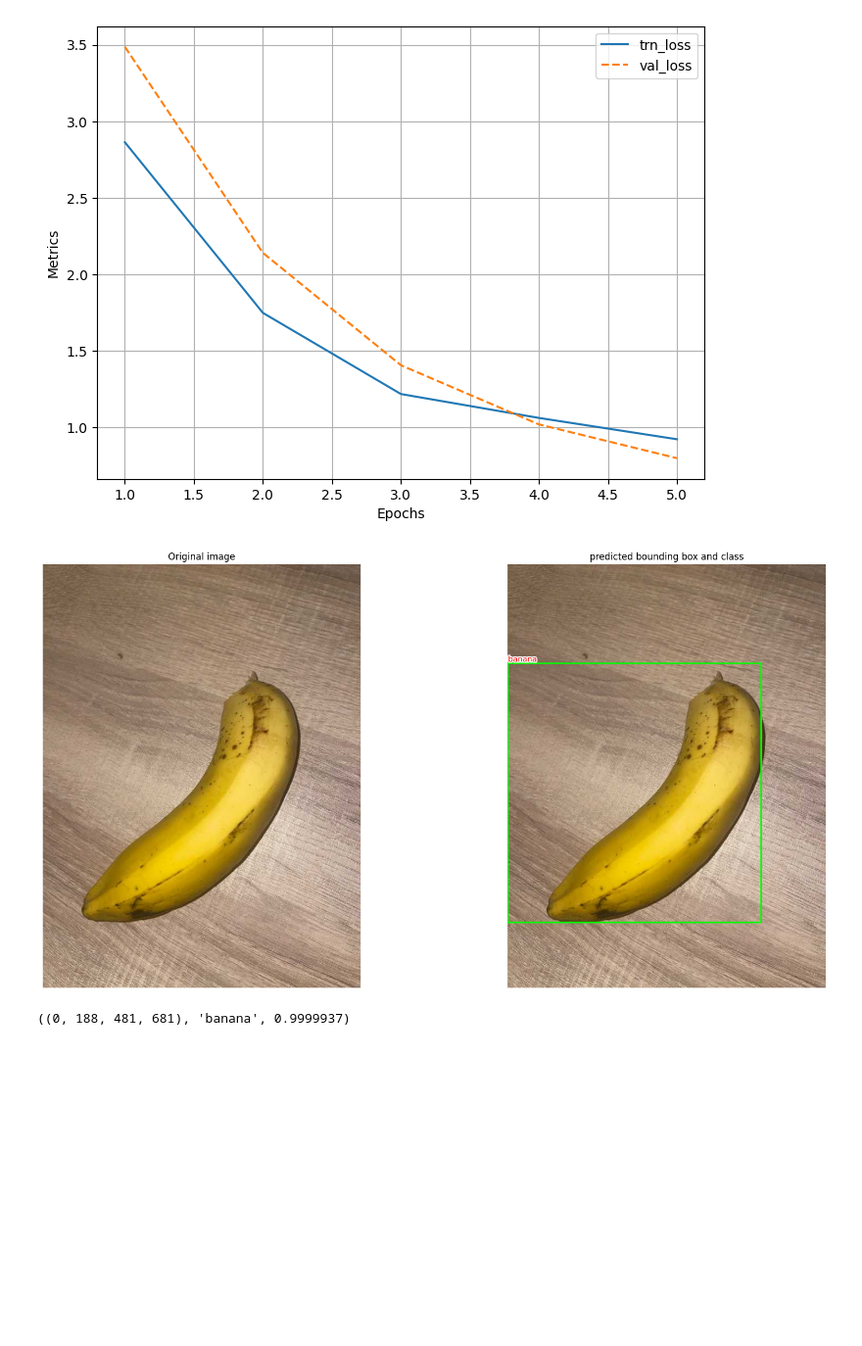
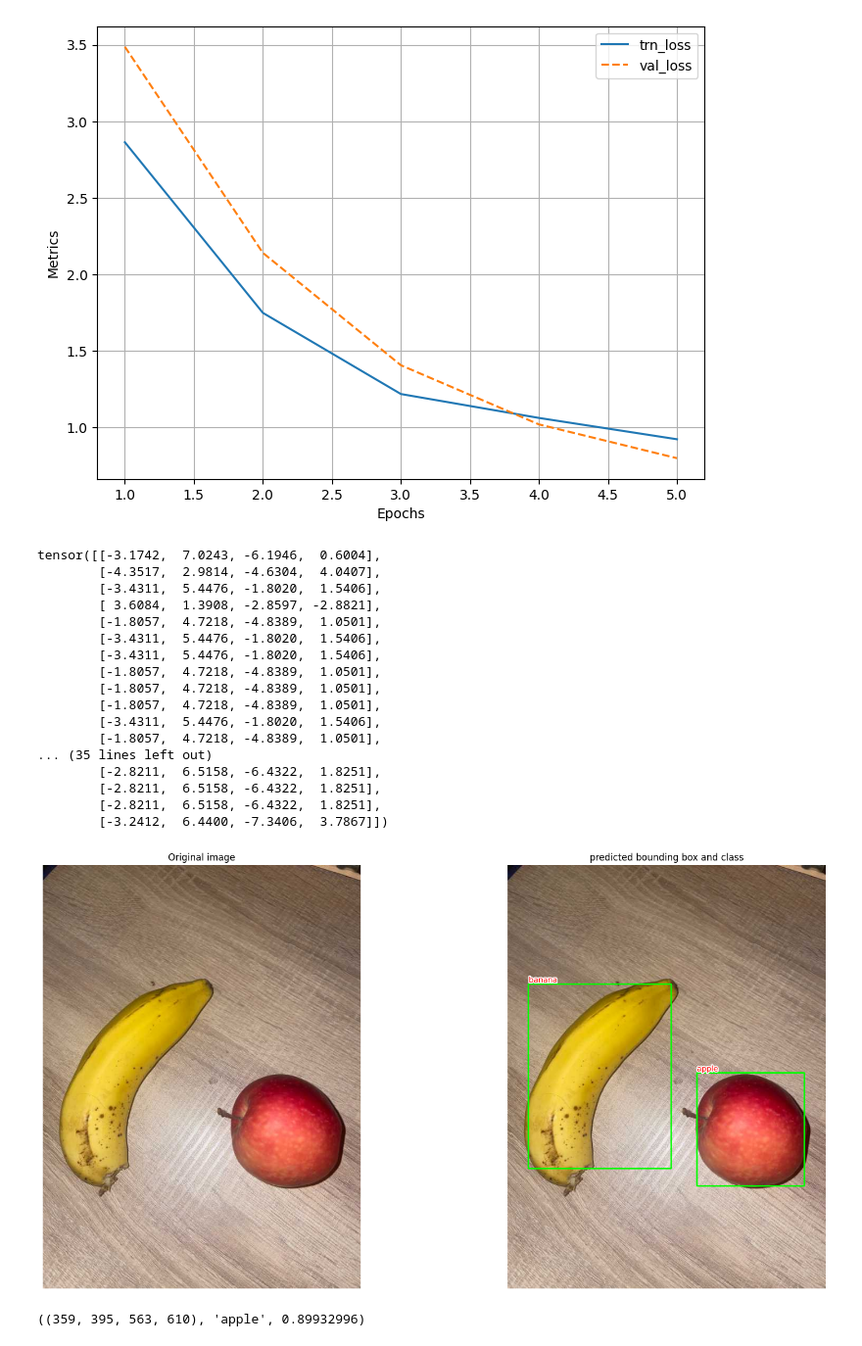
Before and after one commit to MGonza20/ProyectoFinal_DeepLearning, a Jupyter notebook: object_detector/dataset_generator.ipynb, the cells around one changed output. Shown at 98% size. Saved outputs shown, nothing was run; the diff lists cells and outputs as text; code cells hidden in the pictures; blank space fills up the shorter version.

Commit message:
Test with real sample

```diff
--- a/object_detector/dataset_generator.ipynb
+++ b/object_detector/dataset_generator.ipynb
@@ -415,10 +415,27 @@ def test_predictions(filename, show_output=True):
     return (x,y,X,Y),target2label[clss[best_pred]],best_conf
 # %%
 image, crops, bbs, labels, deltas, fpath = test_ds[12]
-test_predictions('banana_test.jpg')
+test_predictions('appleandbanana2.jpg')
 # %% [output]
+tensor([[-3.1742,  7.0243, -6.1946,  0.6004],
+        [-4.3517,  2.9814, -4.6304,  4.0407],
+        [-3.4311,  5.4476, -1.8020,  1.5406],
+        [ 3.6084,  1.3908, -2.8597, -2.8821],
+        [-1.8057,  4.7218, -4.8389,  1.0501],
+        [-3.4311,  5.4476, -1.8020,  1.5406],
+        [-3.4311,  5.4476, -1.8020,  1.5406],
+        [-1.8057,  4.7218, -4.8389,  1.0501],
+        [-1.8057,  4.7218, -4.8389,  1.0501],
+        [-1.8057,  4.7218, -4.8389,  1.0501],
+        [-3.4311,  5.4476, -1.8020,  1.5406],
+        [-1.8057,  4.7218, -4.8389,  1.0501],
+... (35 lines left out)
+        [-2.8211,  6.5158, -6.4322,  1.8251],
+        [-2.8211,  6.5158, -6.4322,  1.8251],
+        [-2.8211,  6.5158, -6.4322,  1.8251],
+        [-3.2412,  6.4400, -7.3406,  3.7867]])
-[figure, old version]
+[figure, new version]
-((0, 188, 481, 681), 'banana', 0.9999937)
+((359, 395, 563, 610), 'apple', 0.89932996)
 # %%
 # Save model
 torch.save(rcnn.state_dict(), 'models/rcnn_00.pt')
```
